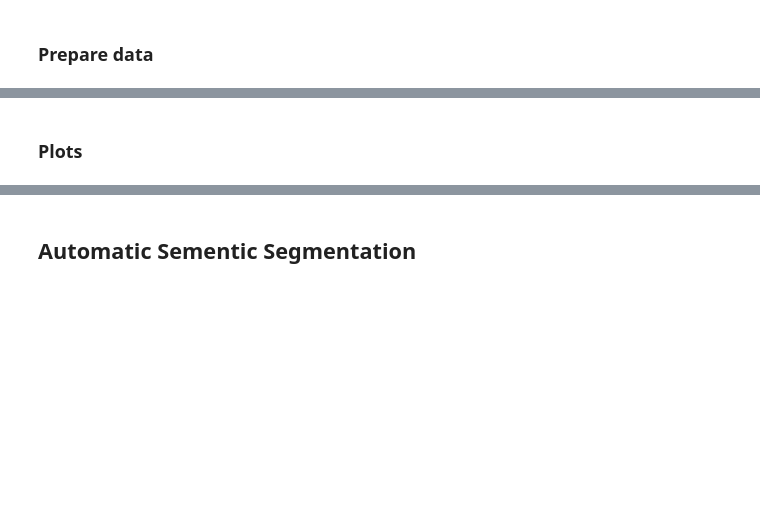
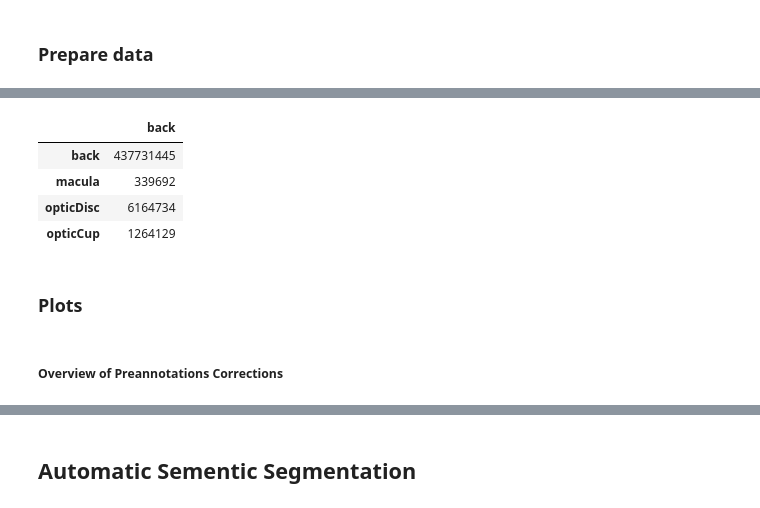
Before and after one commit to LIV4D/MAPLES-DR, a Jupyter notebook: examples/article_figures.ipynb, the cells around one changed output, grey strips where cells are left out. Cells and saved outputs as stored; diff of their text form; code cells hidden in the pictures; blank space fills up the shorter version.

```diff
--- a/examples/article_figures.ipynb
+++ b/examples/article_figures.ipynb
@@ -409,8 +455,16 @@ vessels_cm
 # %%
-anatomical_stat = correction_stat(anatomical, desc="Anatomical")
+anatomical_stat = correction_stat(ANATOMICAL, desc="Anatomical")
 anatomical_stat
+# %% [output]
+|  | back |
+| back | 437731445 |
+| macula | 339692 |
+| opticDisc | 6164734 |
+| opticCup | 1264129 |
 # %% [markdown]
 ### Plots
+# %% [markdown]
+##### Overview of Preannotations Corrections
 # %%
 ADDED = "Manual Annotations"
 ERASED = "Erased Preannotations"
```
Also changed, not shown: parts of 34 cells of this notebook, 6 other files.
